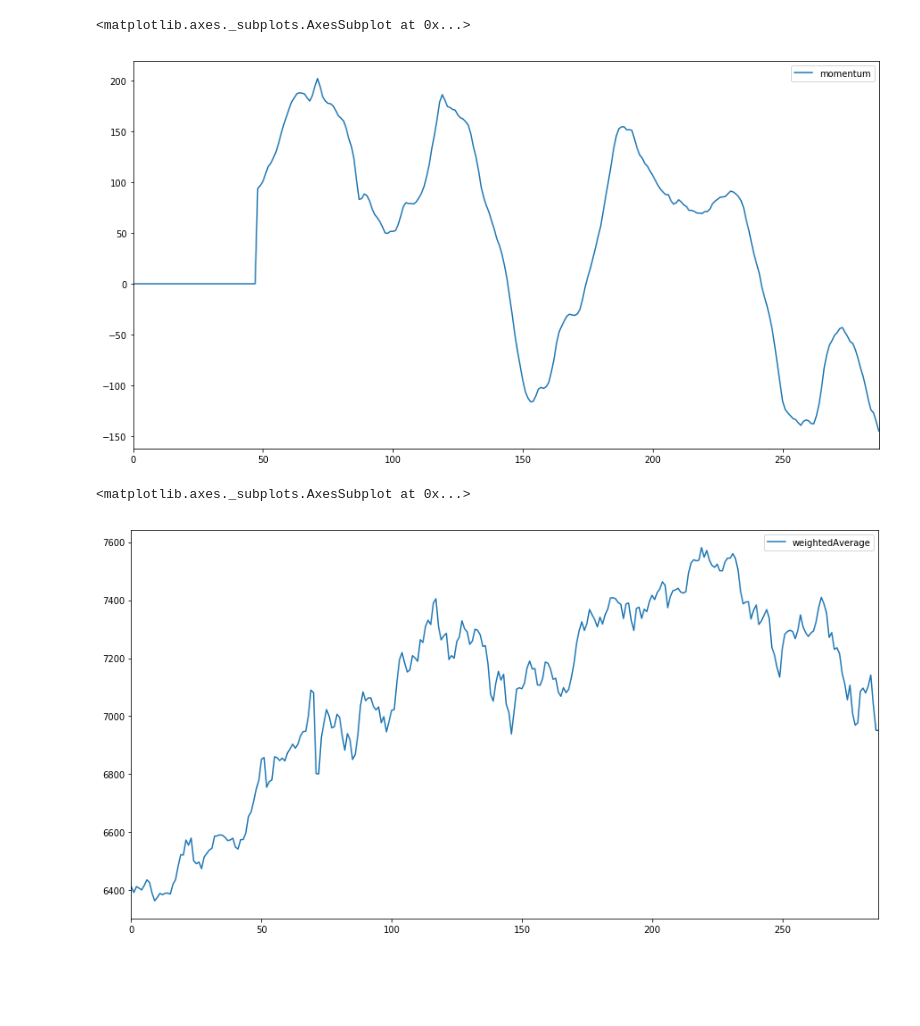
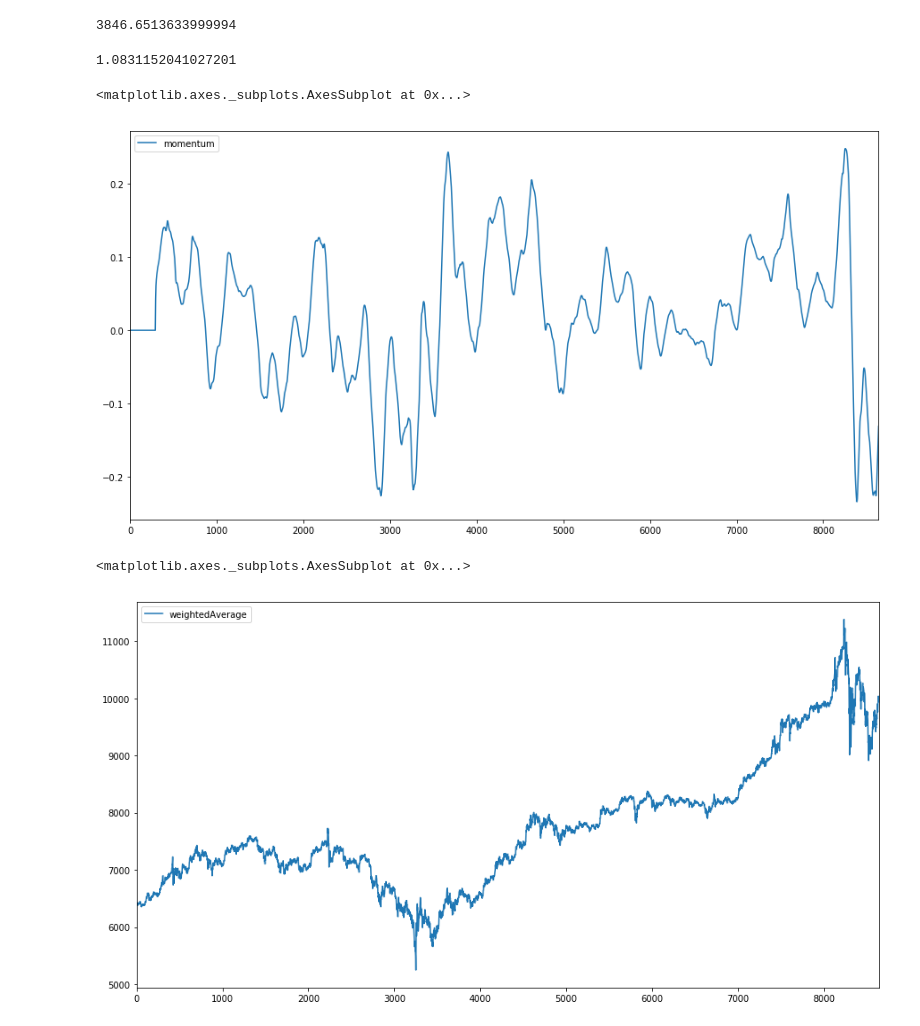
Before and after one commit to lukemun/CryptoPirates, a Jupyter notebook: Simulator.ipynb, the cells around one changed output. Cells and saved outputs as stored; diff of their text form; code cells hidden in the pictures; blank space fills up the shorter version.

```diff
--- a/Simulator.ipynb
+++ b/Simulator.ipynb
@@ -12,5 +12,5 @@ import matplotlib.pyplot as plt
 # %%
 configs = utils.loadConfigs()
 # %%
-sim = SimRig("USDT_BTC", 1800, configs)
+sim = SimRig("USDT_BTC", 300, configs)
 # %%
@@ -57,2 +57,6 @@ sim.getHist()
 # %%
-btc_dat = sim.getHist()[:96*3]
+dat = sim.getHist()
+# %%
+dat['buy'] = 0
+dat['buy'] += dat['momentum'] >= 0.2
+dat['buy'] -= dat['momentum'] <= -0.2
@@ -58,0 +76,4 @@ btc_dat = sim.getHist()[:96*3]
+# %%
+diff
+# %% [output]
+3846.6513633999994
@@ -59,13 +82,17 @@ btc_dat = sim.getHist()[:96*3]
+# %%
+diff / hold_diff
+# %% [output]
+1.0831152041027201
 # %%
-btc_dat.plot(x=btc_dat.index, y='momentum', figsize=(15,8))
+dat.plot(x=dat.index, y='momentum', figsize=(15,8))
 # %% [output]
 <matplotlib.axes._subplots.AxesSubplot at 0x...>
-[figure, old version]
+[figure, new version]
 # %%
-btc_dat.plot(x=btc_dat.index, y='weightedAverage', figsize=(15,8))
+dat.plot(x=dat.index, y='weightedAverage', figsize=(15,8))
 # %% [output]
 <matplotlib.axes._subplots.AxesSubplot at 0x...>
-[figure, old version]
+[figure, new version]
 # %%
 plt.figure(figsize=(15,8))
 plt.plot(btc_dat.index, btc_dat['weightedAverage'])
```
Also changed, not shown: parts of 10 cells of this notebook, 1 other file.
